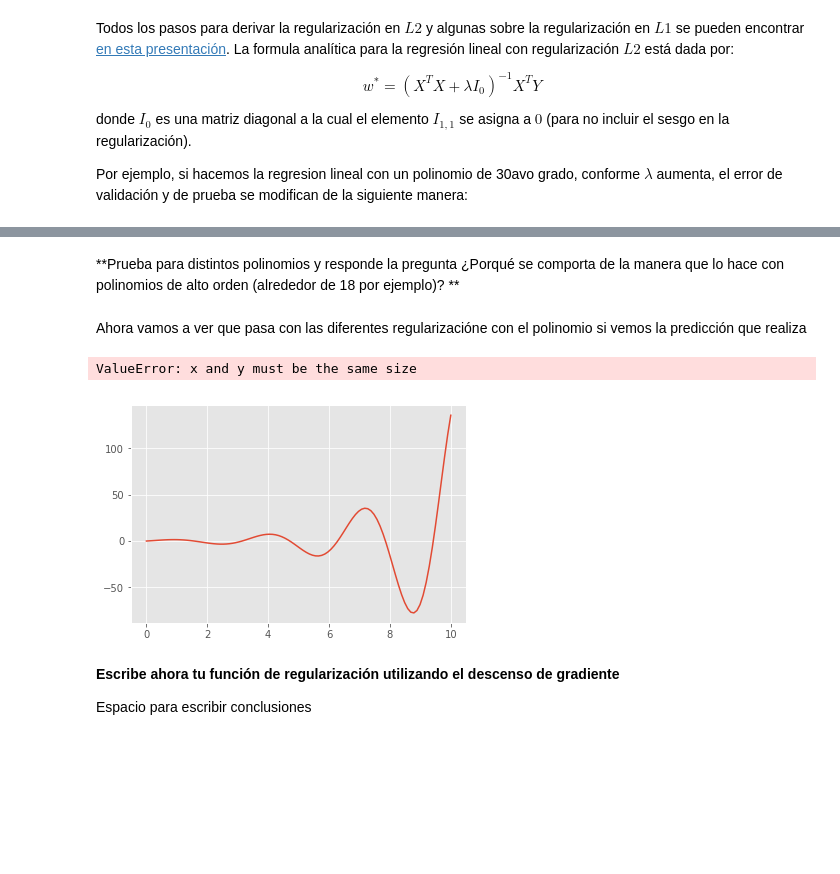
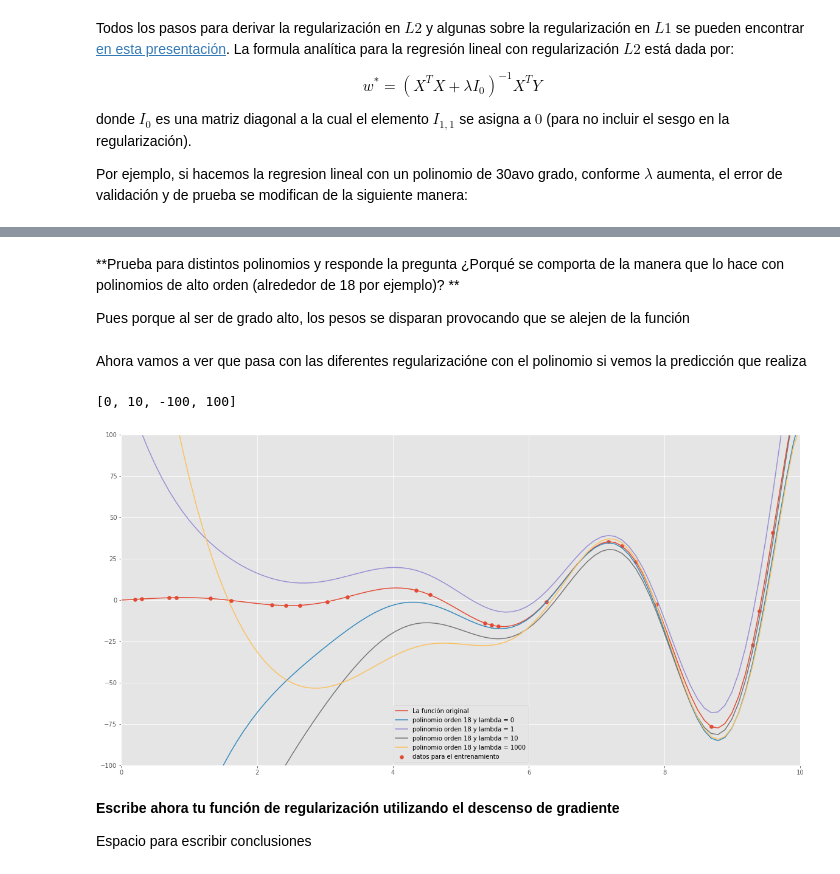
Before and after one commit to Franko1307/redes-neuronales-unison, a Jupyter notebook: neurona_lineal/neurona_lineal.ipynb, the cells around one changed output, grey strips where cells are left out. Saved outputs shown, nothing was run; the diff lists cells and outputs as text; code cells hidden in the pictures; blank space fills up the shorter version.

```diff
--- a/neurona_lineal/neurona_lineal.ipynb
+++ b/neurona_lineal/neurona_lineal.ipynb
@@ -640,6 +650,21 @@ donde $I_0$ es una matriz diagonal a la cual el elemento $I_{1,1}$ se asigna a $
 
 Por ejemplo, si hacemos la regresion lineal con un polinomio de 30avo grado, conforme $\lambda$ aumenta, el error de validación y de prueba se modifican de la siguiente manera:
 # %%
+# Función a aproximar
+def f(x): return np.exp(x/2) * np.sin(2*x)
+
+# Datos para graficar
+x_plot = np.linspace(0, 10, 100)
+
+# Genera puntos y selecciona 20 en forma aleatoria
+x = np.linspace(0, 10, 100)
+rng = np.random.RandomState(0)
+rng.shuffle(x)
+x = np.sort(x[:25])
+
+# Los valores de salida de los datos que tenemos
+y = f(x)
+
 grado = 10
 x_train = np.power(x.reshape(-1,1), range(0, grado + 1))
 x_verif = np.power(x_plot.reshape(-1,1), range(0, grado + 1))
@@ -673,33 +699,35 @@ LinAlgError: Singular matrix
 # %% [markdown]
 **Prueba para distintos polinomios y responde la pregunta ¿Porqué se comporta de la manera que lo hace con polinomios de alto orden (alrededor de 18 por ejemplo)? **
+
+Pues porque al ser de grado alto, los pesos se disparan provocando que se alejen de la función
 # %% [markdown]
 Ahora vamos a ver que pasa con las diferentes regularizacióne con el polinomio si vemos la predicción que realiza
 # %%
-grado = 10
+grado = 18
 
 x_train = np.power(x.reshape(-1,1), range(0, grado + 1))
 x_verif = np.power(x_plot.reshape(-1,1), range(0, grado + 1))
 
 y_train = f(x)
 y_plot = f(x_plot)
 
 plt.plot(x_plot, f(x_plot), label="La función original")
 plt.scatter(x, y, label="datos para el entrenamiento")
 
 I_0 = np.eye(grado + 1)
 I_0[0, 0] = 0.0
 
 for lambd in [0, 1, 10, 1000]:
     w = np.linalg.inv(x_train.T @ x_train + (lambd * I_0)) @ x_train.T @ y_train
 
     y_lambd = x_verif @ w
     plt.plot(x_plot, y_lambd, label="polinomio orden {} y lambda = {}".format(grado, lambd))
 
 plt.legend()
 plt.axis([0, 10, -100, 100])
 # %% [output]
-ValueError: x and y must be the same size
+[0, 10, -100, 100]
-[figure, old version]
+[figure, new version]
 # %% [markdown]
 **Escribe ahora tu función de regularización utilizando el descenso de gradiente**
 
```
Also changed, not shown: parts of 14 cells of this notebook.
